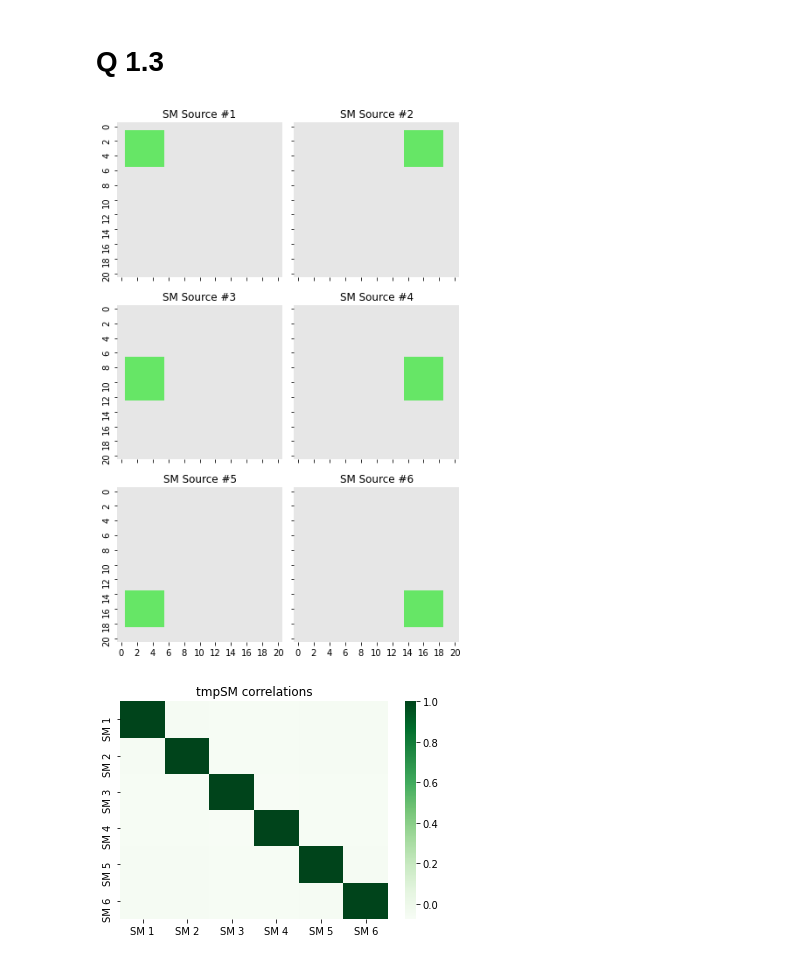
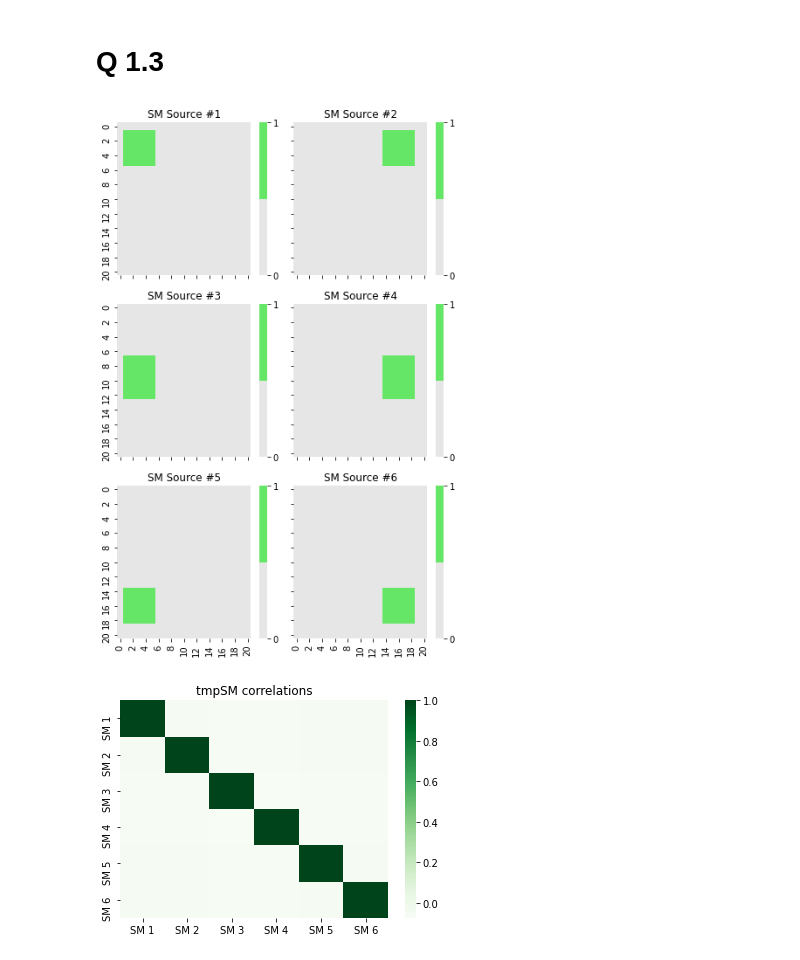
Before and after one commit to Sorgl0s/MAST30034_Assignment1, a Jupyter notebook: Assignment 1 JPNB.ipynb, the cells around one changed output. Cells and saved outputs as stored; diff of their text form; code cells hidden in the pictures.

```diff
--- a/Assignment 1 JPNB.ipynb
+++ b/Assignment 1 JPNB.ipynb
@@ -78,19 +79,18 @@ tmpSM = np.array([tmp1, tmp2, tmp3, tmp4, tmp5, tmp6])
 # %%
 # Plot tmpSM sources.
 
 colors = ((0.9, 0.9, 0.9), (0.4, 0.9, 0.4))
 cmap = LinearSegmentedColormap.from_list('Custom', colors, len(colors))
 fig, axis = plt.subplots(3, 2, sharex = "col", sharey = "row", figsize = (6, 9))
 
 for i in range(6):
-    sns.heatmap(tmpSM[i], cmap = cmap, ax = axis[int(i/2)][i%2], cbar = False)
+    sns.heatmap(tmpSM[i], cmap = cmap, ax = axis[int(i/2)][i%2], cbar_kws=dict(ticks=[0, 1]))
     axis[int(i/2), i%2].set_title("SM Source #" + str(i + 1))
-
 
 fig.tight_layout()
 plt.show()
 # %% [output]
-[figure, old version]
+[figure, new version]
 # %%
 # Plot tmpSMs correlations.
 
```
Also changed, not shown: parts of 39 cells of this notebook.
